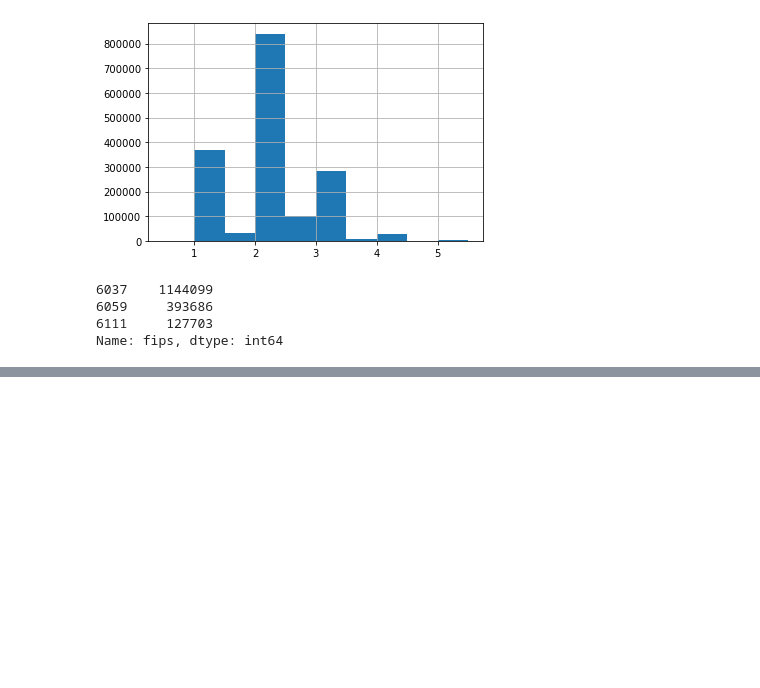
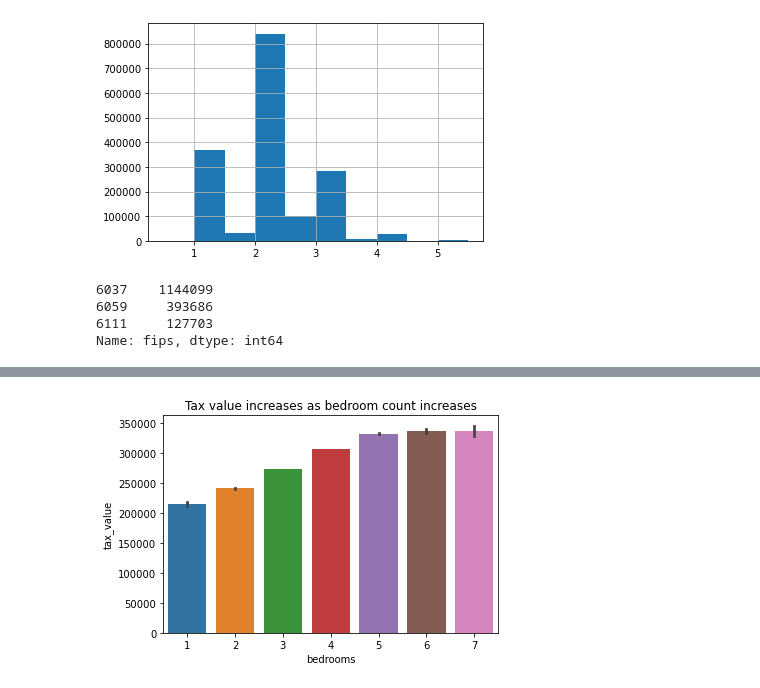
Before and after one commit to dashbringhurst/regression-exercises, a Jupyter notebook: explore.ipynb, the cells around one changed output, grey strips where cells are left out. Cells and saved outputs as stored; diff of their text form; code cells hidden in the pictures; blank space fills up the shorter version.

```diff
--- a/explore.ipynb
+++ b/explore.ipynb
@@ -230,0 +207,7 @@ plt.show()
+# %%
+# visualization of relationship between number of bedrooms and tax value
+sns.barplot(x='bedrooms', y='tax_value', data=train)
+plt.title('Tax value increases as bedroom count increases')
+plt.show()
+# %% [output]
+[figure, added]
```
Also changed, not shown: parts of 57 cells of this notebook.
